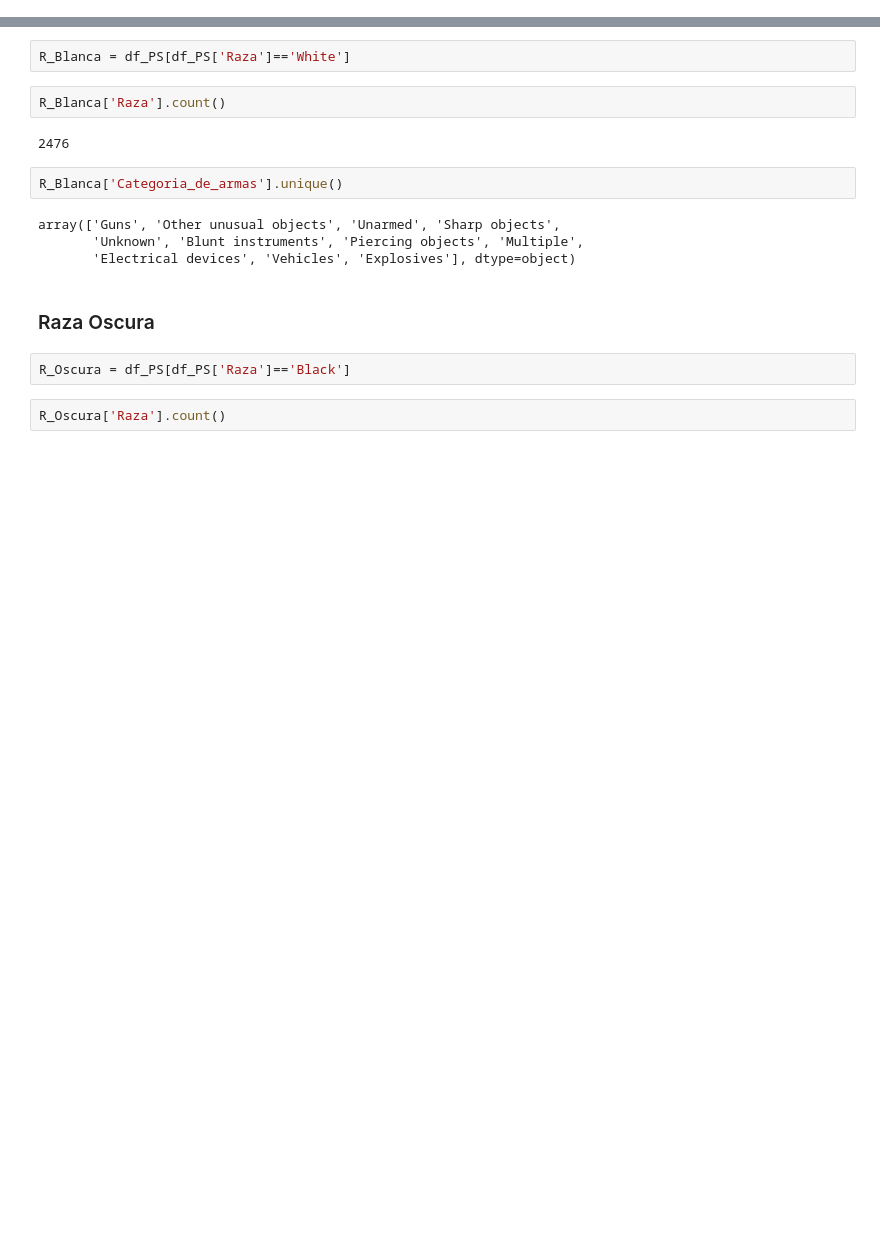
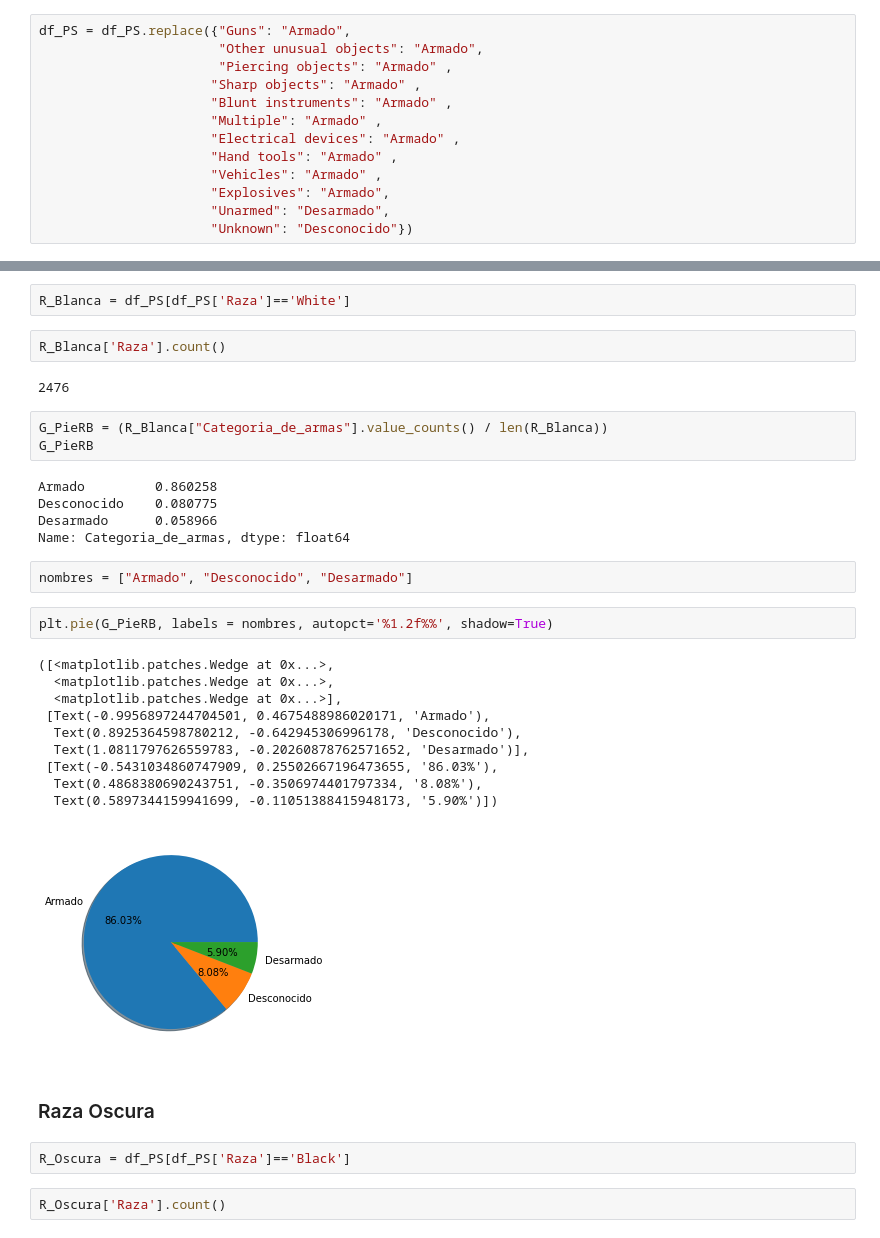
Before and after one commit to EmmanuelGalvan/MineriaDatos, a Jupyter notebook: Archivos/PIA/Visualizacion_Equipo9.ipynb, the cells around one changed output, grey strips where cells are left out. Cells and saved outputs as stored; diff of their text form; blank space fills up the shorter version.

```diff
--- a/Archivos/PIA/Visualizacion_Equipo9.ipynb
+++ b/Archivos/PIA/Visualizacion_Equipo9.ipynb
@@ -37,0 +49,13 @@ df_PS = df_PS.rename(columns={'date': 'Dia',
+# %%
+df_PS = df_PS.replace({"Guns": "Armado",
+                       "Other unusual objects": "Armado",
+                       "Piercing objects": "Armado" ,
+                      "Sharp objects": "Armado" ,
+                      "Blunt instruments": "Armado" ,
+                      "Multiple": "Armado" ,
+                      "Electrical devices": "Armado" ,
+                      "Hand tools": "Armado" ,
+                      "Vehicles": "Armado" ,
+                      "Explosives": "Armado",
+                      "Unarmed": "Desarmado",
+                      "Unknown": "Desconocido"})
@@ -45,12 +73,29 @@ R_Blanca = df_PS[df_PS['Raza']=='White']
 R_Blanca['Raza'].count()
 # %% [output]
 2476
-# %%
-R_Blanca['Categoria_de_armas'].unique()
-# %% [output]
-array(['Guns', 'Other unusual objects', 'Unarmed', 'Sharp objects',
-       'Unknown', 'Blunt instruments', 'Piercing objects', 'Multiple',
-       'Electrical devices', 'Vehicles', 'Explosives'], dtype=object)
+# %%
+G_PieRB = (R_Blanca["Categoria_de_armas"].value_counts() / len(R_Blanca))
+G_PieRB
+# %% [output]
+Armado         0.860258
+Desconocido    0.080775
+Desarmado      0.058966
+Name: Categoria_de_armas, dtype: float64
+# %%
+nombres = ["Armado", "Desconocido", "Desarmado"]
+# %%
+plt.pie(G_PieRB, labels = nombres, autopct='%1.2f%%', shadow=True)
+# %% [output]
+([<matplotlib.patches.Wedge at 0x...>,
+  <matplotlib.patches.Wedge at 0x...>,
+  <matplotlib.patches.Wedge at 0x...>],
+ [Text(-0.9956897244704501, 0.4675488986020171, 'Armado'),
+  Text(0.8925364598780212, -0.642945306996178, 'Desconocido'),
+  Text(1.0811797626559783, -0.20260878762571652, 'Desarmado')],
+ [Text(-0.5431034860747909, 0.25502667196473655, '86.03%'),
+  Text(0.4868380690243751, -0.3506974401797334, '8.08%'),
+  Text(0.5897344159941699, -0.11051388415948173, '5.90%')])
+[figure, added]
 # %% [markdown]
 ### Raza Oscura
 # %%
```
Also changed, not shown: parts of 16 cells of this notebook.
